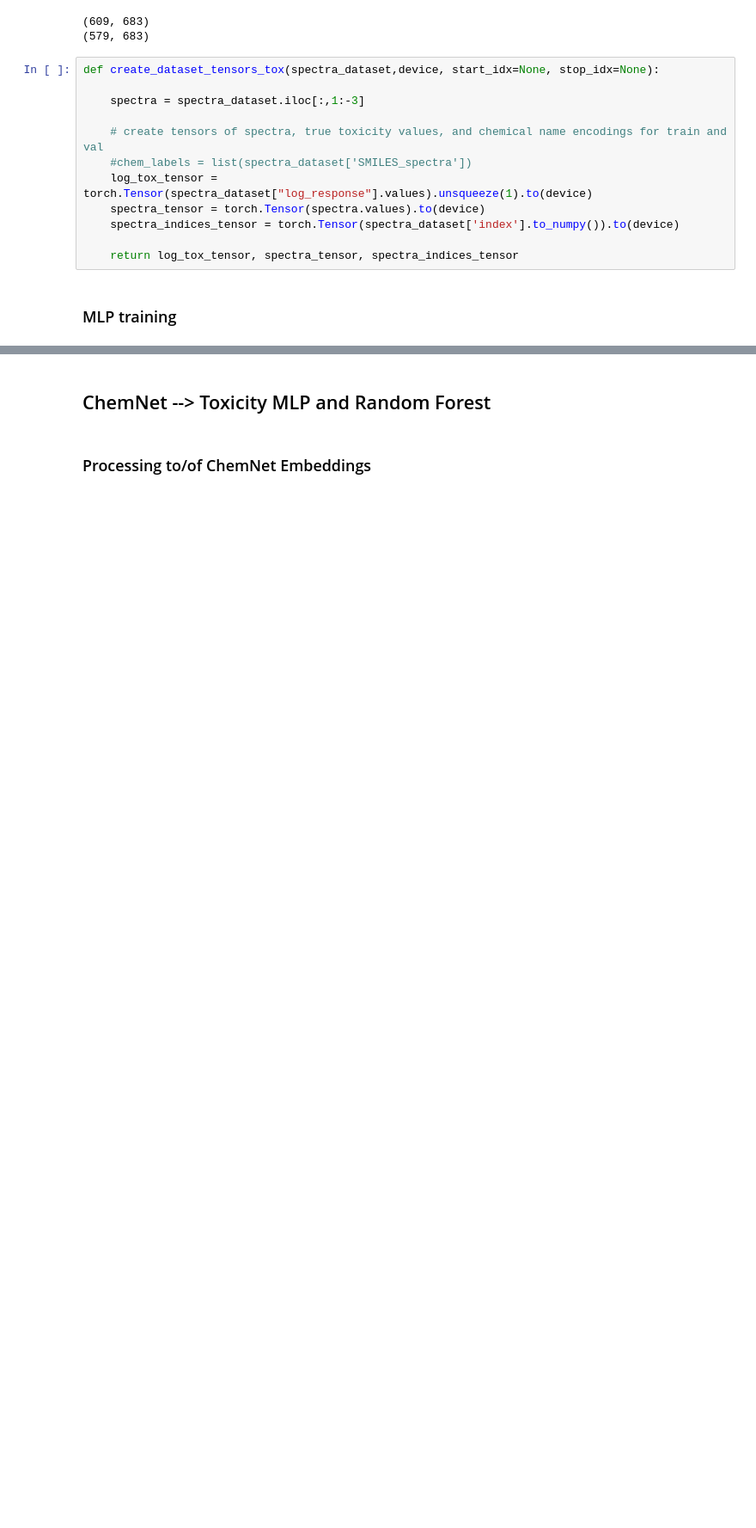
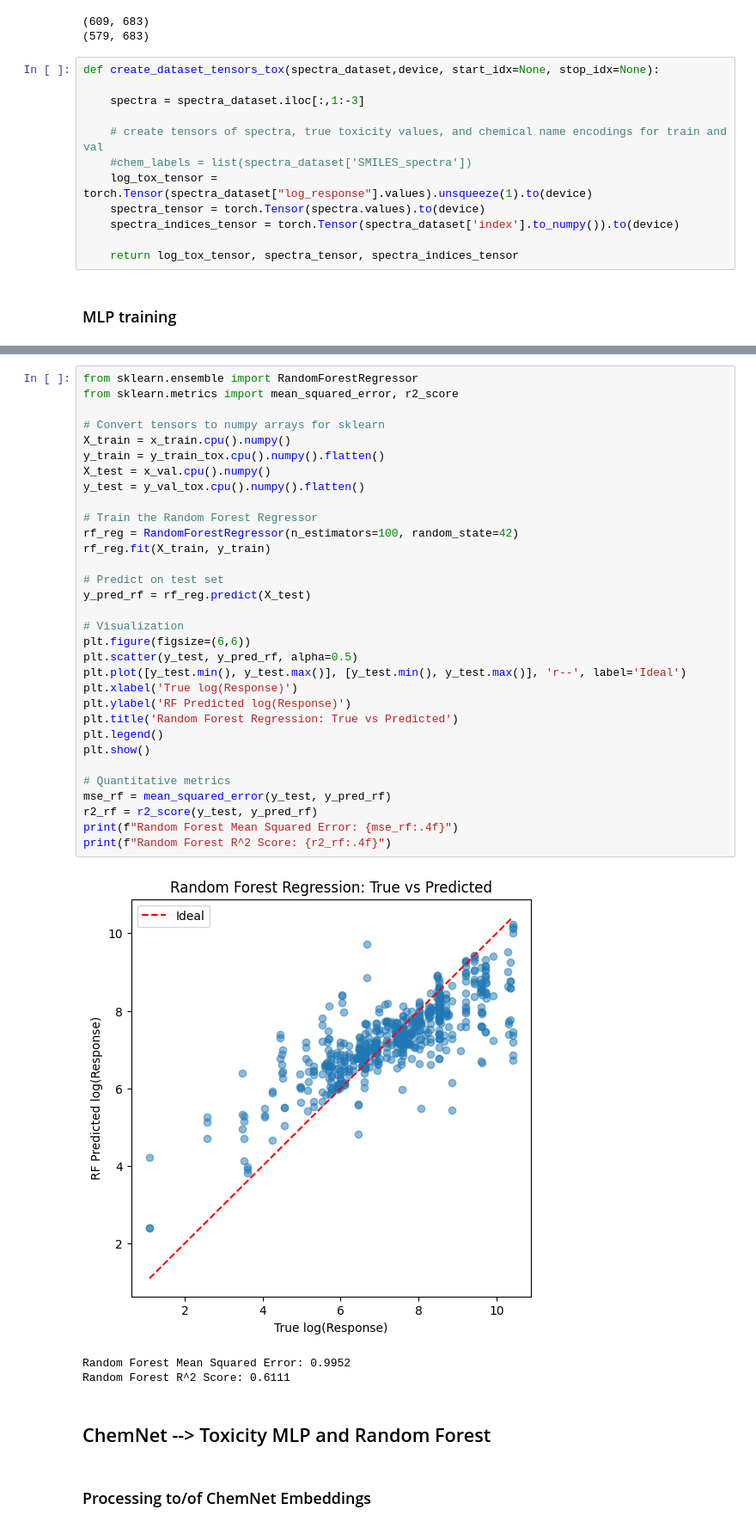
Before and after one commit to DashLLipsey/PREDICT-MIT-LL, a Jupyter notebook: Notebooks/4_Neural_Networks.ipynb, the cells around one changed output, grey strips where cells are left out. Shown at 86% size. Cells and saved outputs as stored; diff of their text form; blank space fills up the shorter version.

```diff
--- a/Notebooks/4_Neural_Networks.ipynb
+++ b/Notebooks/4_Neural_Networks.ipynb
@@ -811,3 +839,39 @@ Epoch [1000/1000]
+# %%
+from sklearn.ensemble import RandomForestRegressor
+from sklearn.metrics import mean_squared_error, r2_score
+
+# Convert tensors to numpy arrays for sklearn
+X_train = x_train.cpu().numpy()
+y_train = y_train_tox.cpu().numpy().flatten()
+X_test = x_val.cpu().numpy()
+y_test = y_val_tox.cpu().numpy().flatten()
+
+# Train the Random Forest Regressor
+rf_reg = RandomForestRegressor(n_estimators=100, random_state=42)
+rf_reg.fit(X_train, y_train)
+
+# Predict on test set
+y_pred_rf = rf_reg.predict(X_test)
+
+# Visualization
+plt.figure(figsize=(6,6))
+plt.scatter(y_test, y_pred_rf, alpha=0.5)
+plt.plot([y_test.min(), y_test.max()], [y_test.min(), y_test.max()], 'r--', label='Ideal')
+plt.xlabel('True log(Response)')
+plt.ylabel('RF Predicted log(Response)')
+plt.title('Random Forest Regression: True vs Predicted')
+plt.legend()
+plt.show()
+
+# Quantitative metrics
+mse_rf = mean_squared_error(y_test, y_pred_rf)
+r2_rf = r2_score(y_test, y_pred_rf)
+print(f"Random Forest Mean Squared Error: {mse_rf:.4f}")
+print(f"Random Forest R^2 Score: {r2_rf:.4f}")
+# %% [output]
+[figure, added]
+Random Forest Mean Squared Error: 0.9952
+Random Forest R^2 Score: 0.6111
 # %% [markdown]
 ## ChemNet --> Toxicity MLP and Random Forest
 # %% [markdown]
```
Also changed, not shown: parts of 23 cells of this notebook.
